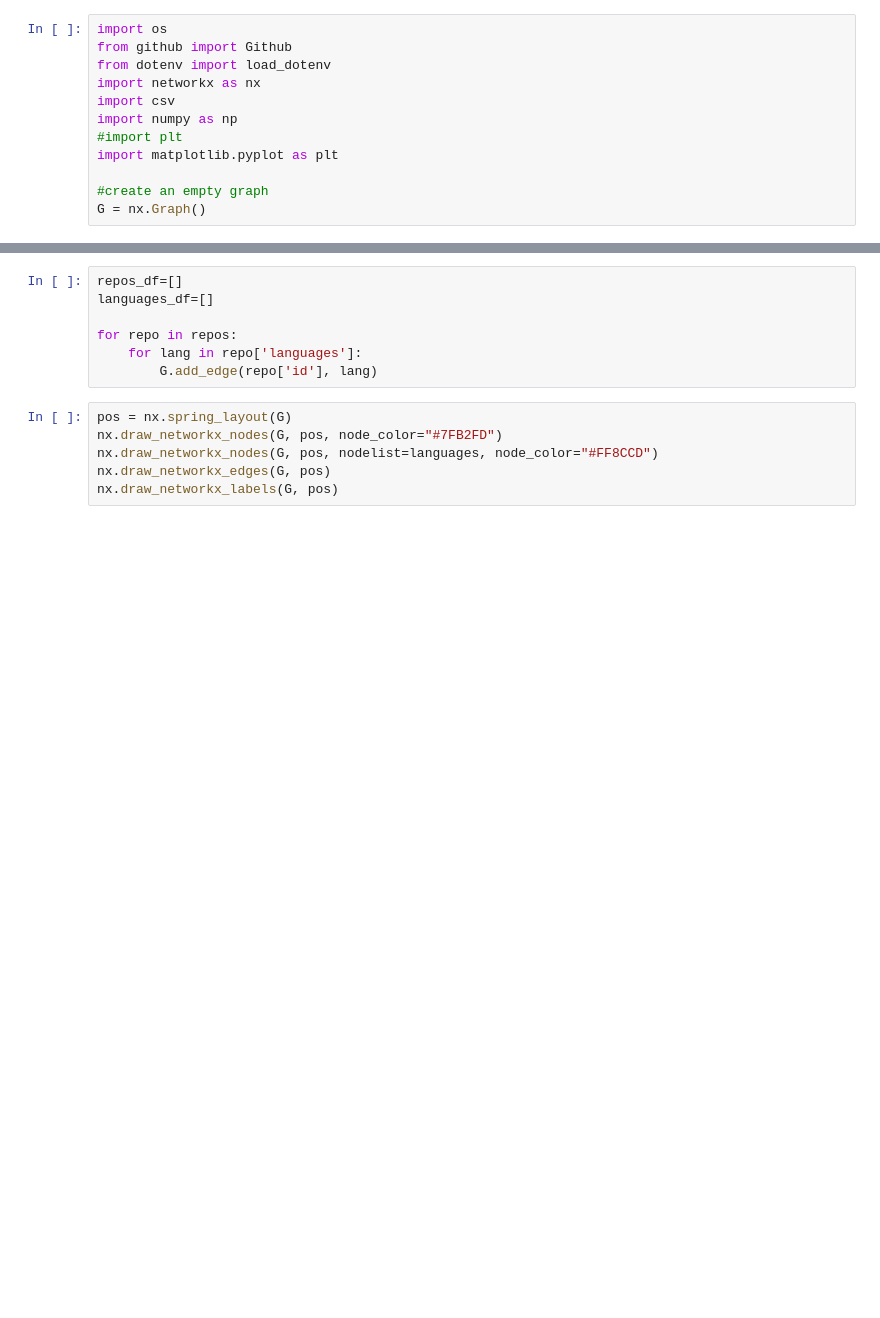
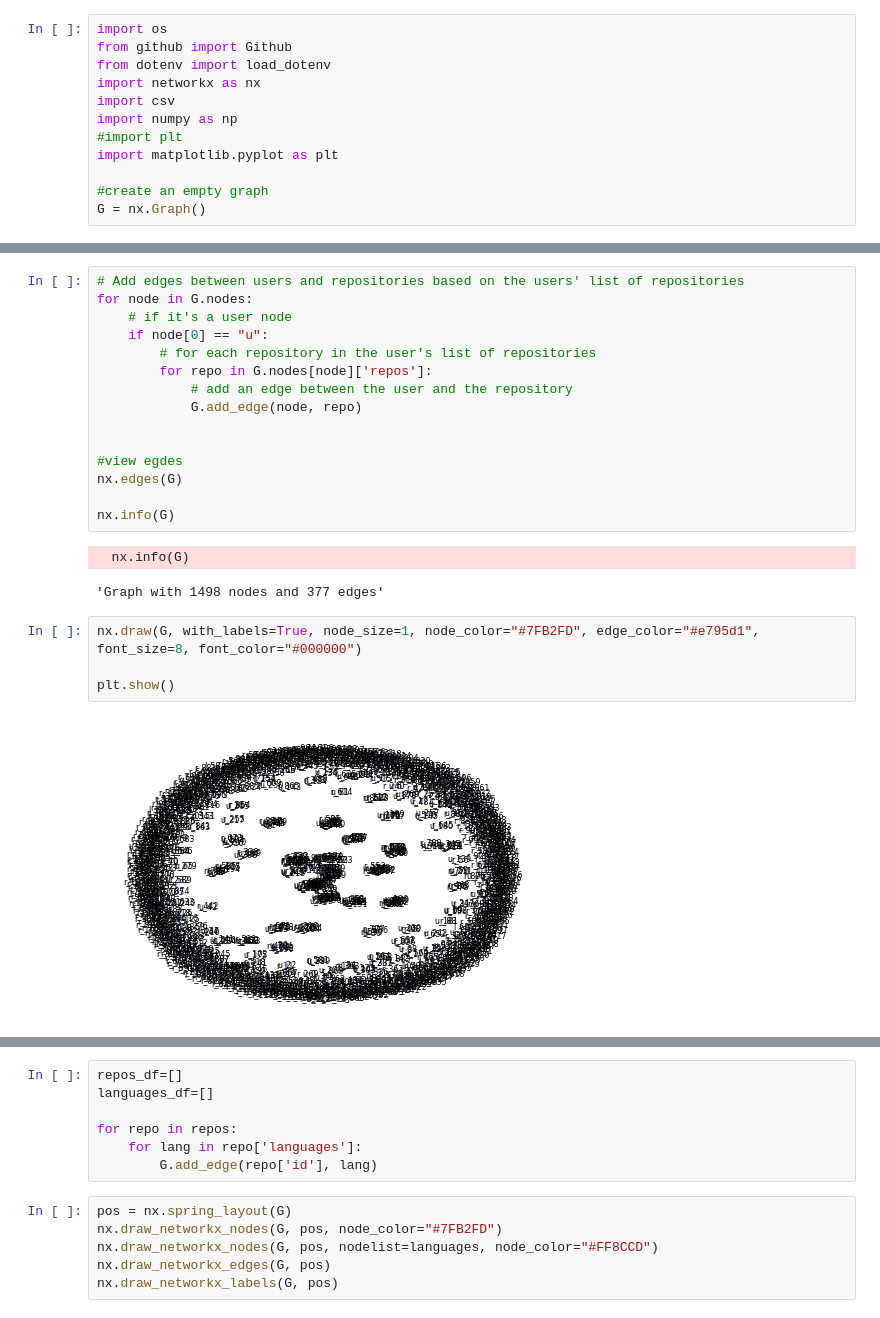
Before and after one commit to isabellamarasco/SNA_project, a Jupyter notebook: analisys.ipynb, the cells around one changed output, grey strips where cells are left out. Saved outputs shown, nothing was run; the diff lists cells and outputs as text; blank space fills up the shorter version.

Commit message:
create graph

```diff
--- a/analisys.ipynb
+++ b/analisys.ipynb
@@ -72,0 +61,24 @@ nx.info(G)
+# %%
+# Add edges between users and repositories based on the users' list of repositories
+for node in G.nodes:
+    # if it's a user node
+    if node[0] == "u":
+        # for each repository in the user's list of repositories
+        for repo in G.nodes[node]['repos']:
+            # add an edge between the user and the repository
+            G.add_edge(node, repo)
+
+
+#view egdes
+nx.edges(G)
+
+nx.info(G)
+# %% [output]
+  nx.info(G)
+'Graph with 1498 nodes and 377 edges'
+# %%
+nx.draw(G, with_labels=True, node_size=1, node_color="#7FB2FD", edge_color="#e795d1", font_size=8, font_color="#000000")
+
+plt.show()
+# %% [output]
+[figure, added]
```
Also changed, not shown: parts of 8 cells of this notebook, 1 other file.
